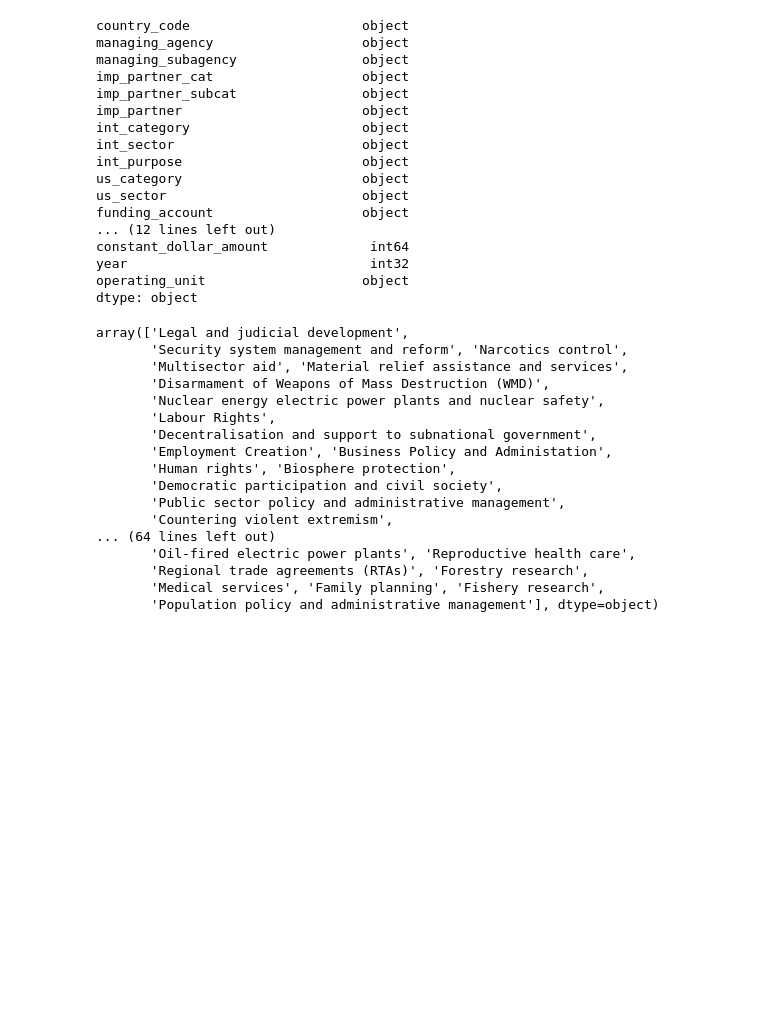
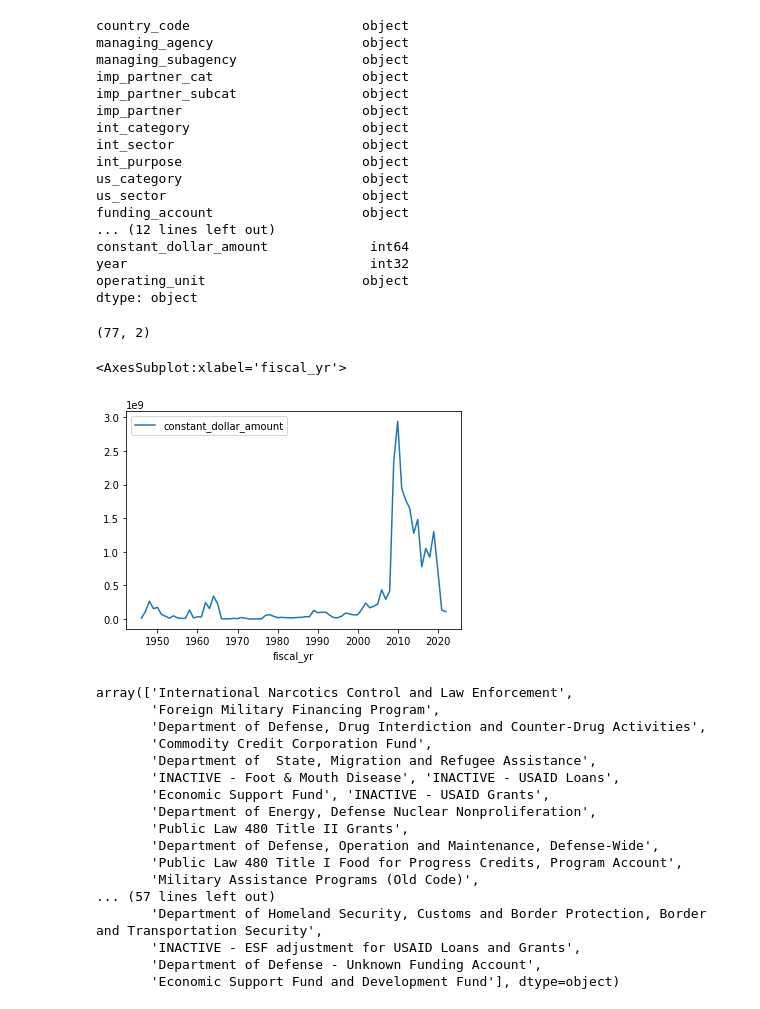
Before and after one commit to eporourke/mapping-mexico, a Jupyter notebook: notebooks/us_foreign_aid.ipynb, the cells around one changed output. Drawn from its saved outputs; the diff is of its cells as text; code cells hidden in the pictures; blank space fills up the shorter version.

```diff
--- a/notebooks/us_foreign_aid.ipynb
+++ b/notebooks/us_foreign_aid.ipynb
@@ -178,25 +178,35 @@ constant_dollar_amount             int64
 year                               int32
 operating_unit                    object
 dtype: object
+# %%
+mexico_v2 = mexico.groupby([mexico['fiscal_yr']]).agg({'constant_dollar_amount': sum}).reset_index()
+mexico_v2.shape
+# %% [output]
+(77, 2)
+# %%
+mexico_v2.plot(x='fiscal_yr', y='constant_dollar_amount', kind= 'line')
+# %% [output]
+<AxesSubplot:xlabel='fiscal_yr'>
+[figure, added]
 # %%
 #cell to explore contents of various cells
-explore = mexico['int_purpose'].unique()
+explore = mexico['funding_account'].unique()
 explore
 # %% [output]
-array(['Legal and judicial development',
-       'Security system management and reform', 'Narcotics control',
-       'Multisector aid', 'Material relief assistance and services',
-       'Disarmament of Weapons of Mass Destruction (WMD)',
-       'Nuclear energy electric power plants and nuclear safety',
-       'Labour Rights',
-       'Decentralisation and support to subnational government',
-       'Employment Creation', 'Business Policy and Administation',
-       'Human rights', 'Biosphere protection',
-       'Democratic participation and civil society',
-       'Public sector policy and administrative management',
-       'Countering violent extremism',
-... (64 lines left out)
-       'Oil-fired electric power plants', 'Reproductive health care',
-       'Regional trade agreements (RTAs)', 'Forestry research',
-       'Medical services', 'Family planning', 'Fishery research',
-       'Population policy and administrative management'], dtype=object)
+array(['International Narcotics Control and Law Enforcement',
+       'Foreign Military Financing Program',
+       'Department of Defense, Drug Interdiction and Counter-Drug Activities',
+       'Commodity Credit Corporation Fund',
+       'Department of  State, Migration and Refugee Assistance',
+       'INACTIVE - Foot & Mouth Disease', 'INACTIVE - USAID Loans',
+       'Economic Support Fund', 'INACTIVE - USAID Grants',
+       'Department of Energy, Defense Nuclear Nonproliferation',
+       'Public Law 480 Title II Grants',
+       'Department of Defense, Operation and Maintenance, Defense-Wide',
+       'Public Law 480 Title I Food for Progress Credits, Program Account',
+       'Military Assistance Programs (Old Code)',
+... (57 lines left out)
+       'Department of Homeland Security, Customs and Border Protection, Border and Transportation Security',
+       'INACTIVE - ESF adjustment for USAID Loans and Grants',
+       'Department of Defense - Unknown Funding Account',
+       'Economic Support Fund and Development Fund'], dtype=object)
```
Also changed, not shown: parts of 16 cells of this notebook.
